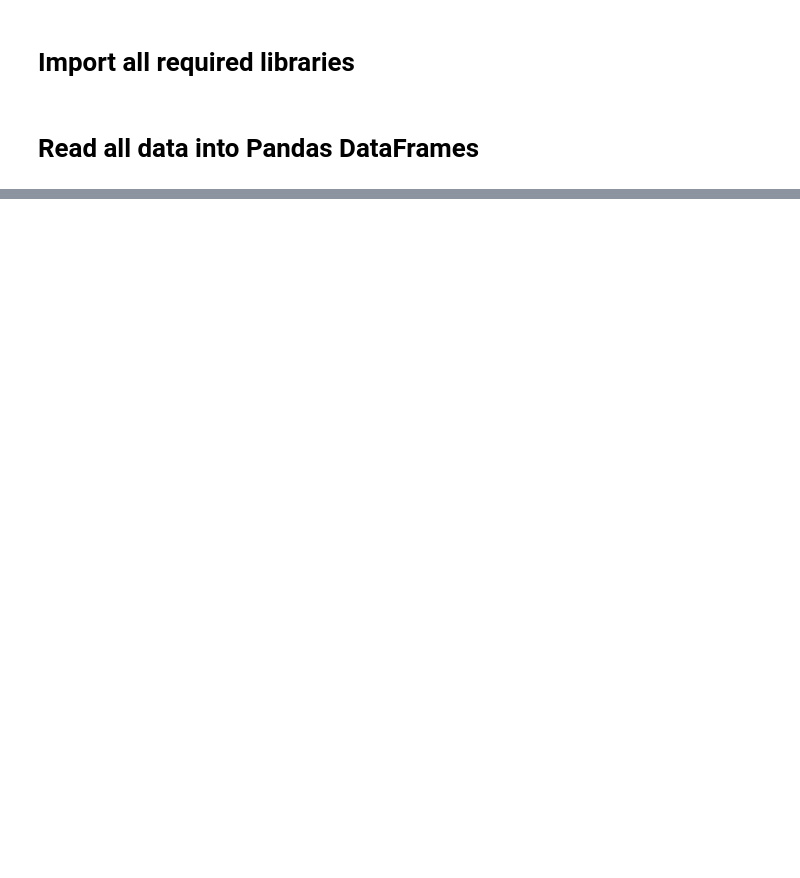
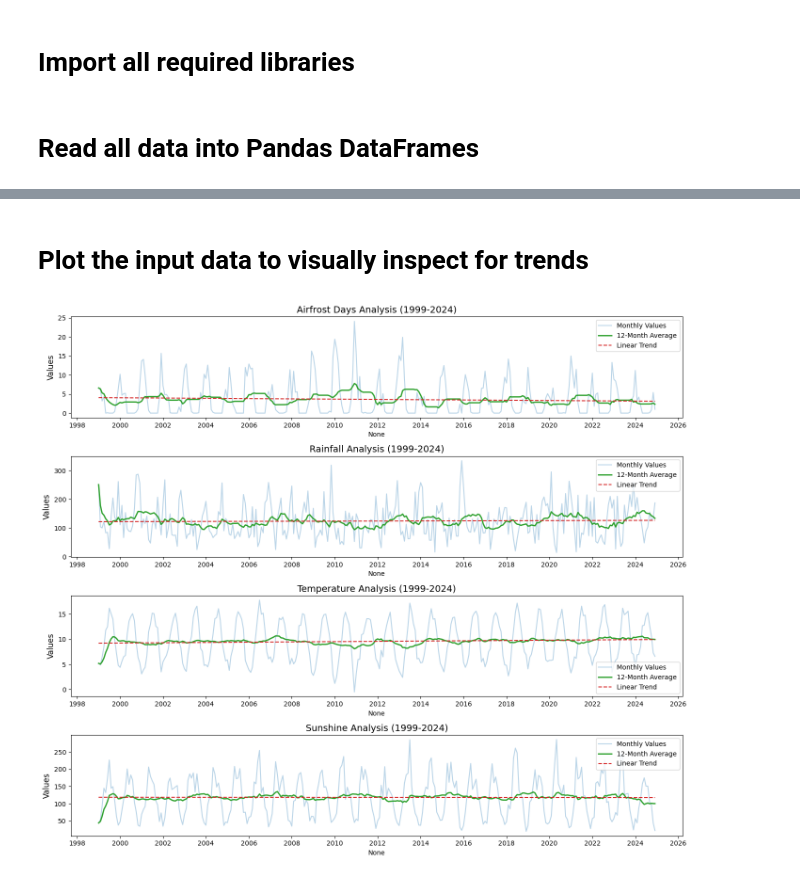
Before and after one commit to MadalinaCiolan/crop-forecast, a Jupyter notebook: code/optimisation.ipynb, the cells around one changed output, grey strips where cells are left out. Saved outputs shown, nothing was run; the diff lists cells and outputs as text; code cells hidden in the pictures; blank space fills up the shorter version.

```diff
--- a/code/optimisation.ipynb
+++ b/code/optimisation.ipynb
@@ -77,0 +126,36 @@ sunshine             129.4        104.8
+# %% [markdown]
+# Plot the input data to visually inspect for trends
+# %%
+# Create plotting function
+def plot_feature_with_analysis(series, feature_name, ax):
+    dates = pd.to_datetime(series.index, format='%b_%Y')
+    values = series.values.astype(float)
+    ts = pd.Series(values, index=dates)
+
+    # Calculate components
+    rolling_avg = ts.rolling(window=12, min_periods=1).mean()
+    ordinal_dates = ts.index.map(pd.Timestamp.toordinal)
+    z = np.polyfit(ordinal_dates, values, 1)
+    trend_line = np.poly1d(z)(ordinal_dates)
+
+    # Plotting
+    sns.lineplot(x=ts.index, y=ts.values, ax=ax, color='#1f77b4', alpha=0.3, label='Monthly Values')
+    sns.lineplot(x=rolling_avg.index, y=rolling_avg, ax=ax, color='#2ca02c', linewidth=2, label='12-Month Average')
+    sns.lineplot(x=ts.index, y=trend_line, ax=ax, color='#d62728', linestyle='--', label='Linear Trend')
+
+    # Formatting
+    ax.xaxis.set_major_locator(YearLocator(2))
+    ax.xaxis.set_major_formatter(DateFormatter('%Y'))
+    ax.set_title(f'{feature_name.replace("_", " ").title()} Analysis (1999-2024)', fontsize=14)
+    ax.set_ylabel('Values', fontsize=12)
+    ax.legend()
+
+# 3. Generate plots
+fig, axes = plt.subplots(4, 1, figsize=(14, 12))
+for idx, (feature, data) in enumerate(final_df.iterrows()):
+    plot_feature_with_analysis(data, feature, axes[idx])
+
+plt.tight_layout()
+plt.show()
+# %% [output]
+[figure, added]
```
Also changed, not shown: parts of 10 cells of this notebook, 4 other files.
